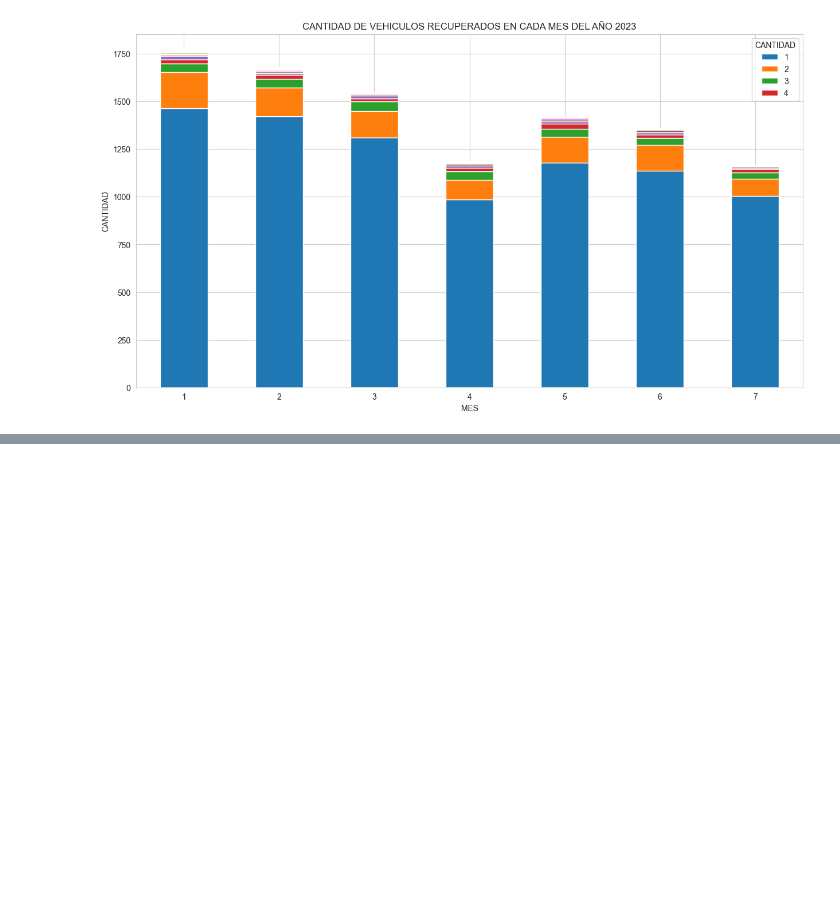
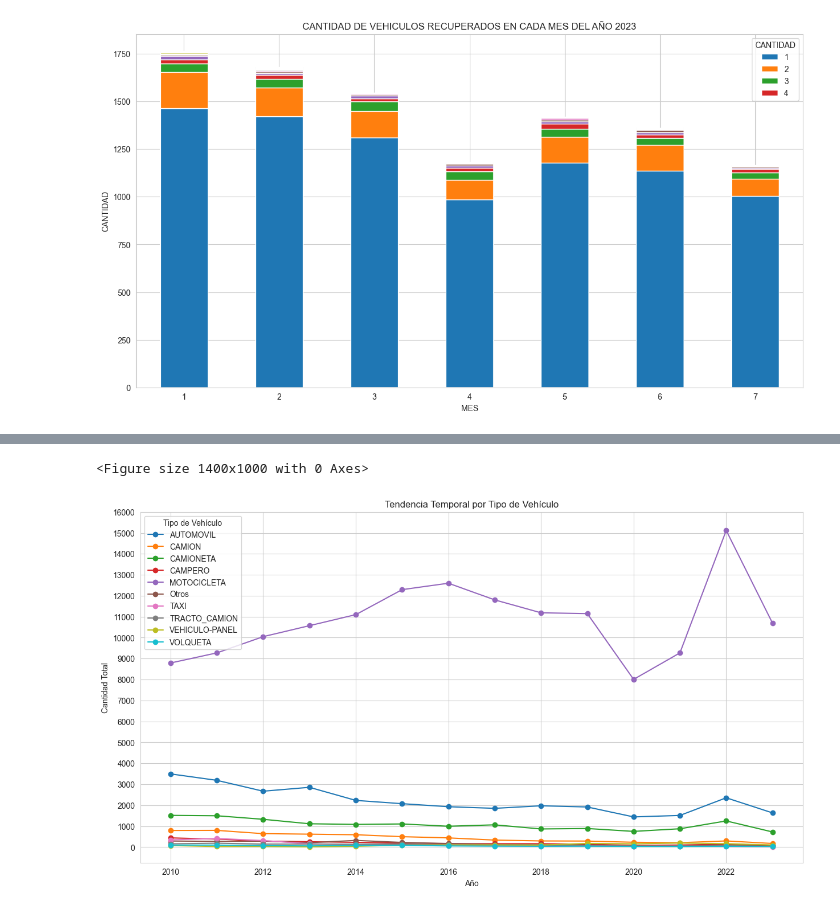
Before and after one commit to Luis-e-rf/Diplomado_Unir, a Jupyter notebook: Actividad4/Actividad4.ipynb, the cells around one changed output, grey strips where cells are left out. Saved outputs shown, nothing was run; the diff lists cells and outputs as text; code cells hidden in the pictures; blank space fills up the shorter version.

```diff
--- a/Actividad4/Actividad4.ipynb
+++ b/Actividad4/Actividad4.ipynb
@@ -1035,0 +1058,24 @@ plt.show()
+# %%
+# Agrupar por año y tipo de vehículo y sumar las cantidades
+tendencia_temporal_tipo_vehiculo = df.groupby(['YEAR', 'VEHICULO_AGRUPADO'])['CANTIDAD'].sum().unstack()
+# %%
+# Crear el gráfico de línea
+plt.figure(figsize=(14, 10))
+tendencia_temporal_tipo_vehiculo.plot.line(marker='o')
+
+plt.title('Tendencia Temporal por Tipo de Vehículo')
+plt.xlabel('Año')
+plt.ylabel('Cantidad Total')
+
+# Establecer la escala del eje Y en incrementos de 1000
+yticks = range(0, int(tendencia_temporal_tipo_vehiculo.values.max()) + 1000, 1000)
+plt.yticks(yticks)
+
+# Mostrar la leyenda
+plt.legend(title='Tipo de Vehículo', loc='upper left')
+
+plt.grid(True)
+plt.show()
+# %% [output]
+<Figure size 1400x1000 with 0 Axes>
+[figure, added]
```
Also changed, not shown: parts of 6 cells of this notebook.
